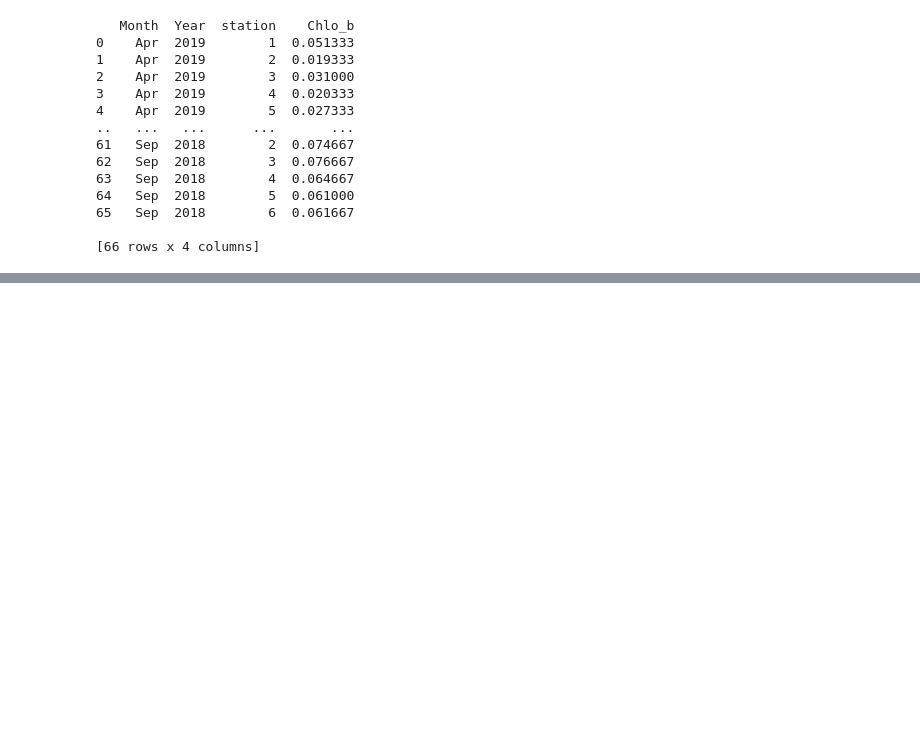
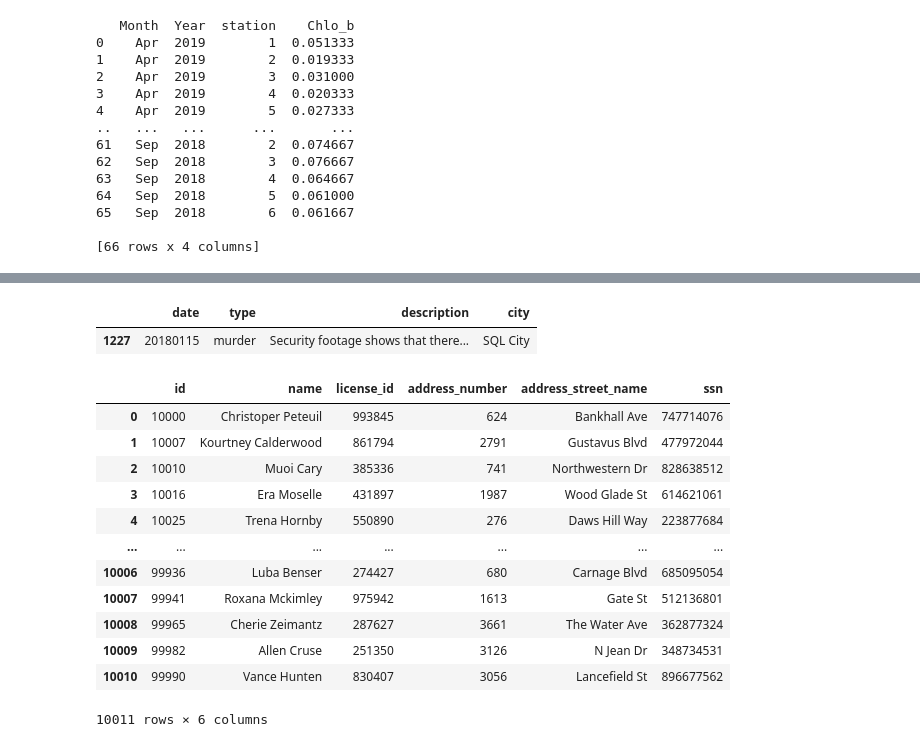
Before and after one commit to Natthaphatz007/Python_dataviz2024, a Jupyter notebook: Midterm.ipynb, the cells around one changed output, grey strips where cells are left out. Saved outputs shown, nothing was run; the diff lists cells and outputs as text; code cells hidden in the pictures; blank space fills up the shorter version.

```diff
--- a/Midterm.ipynb
+++ b/Midterm.ipynb
@@ -138,0 +197,26 @@ print(result)
+# %%
+# prompt: การใช้ DataFrame crime_data: ให้สืบหาฆาตรกร ในคดี ฆาตรกรรม (murder) ที่เกิดขึ้นในวันที่ 15 มกราคม 2018 ที่เมือง SQL City
+
+# โค้ดนี้จะแสดงรายละเอียดของคดีฆาตกรรมที่เกิดขึ้นในวันที่ 15 มกราคม 2018 ที่เมือง SQL City
+murderer = crime_data[(crime_data.date == 20180115) & (crime_data.type == 'murder') & (crime_data.city == 'SQL City')]
+murderer
+# %% [output]
+|  | date | type | description | city |
+| 1227 | 20180115 | murder | Security footage shows that there... | SQL City |
+# %%
+person_data = pd.read_csv(person_path)
+person_data
+# %% [output]
+|  | id | name | license_id | address_number | address_street_name | ssn |
+| 0 | 10000 | Christoper Peteuil | 993845 | 624 | Bankhall Ave | 747714076 |
+| 1 | 10007 | Kourtney Calderwood | 861794 | 2791 | Gustavus Blvd | 477972044 |
+| 2 | 10010 | Muoi Cary | 385336 | 741 | Northwestern Dr | 828638512 |
+| 3 | 10016 | Era Moselle | 431897 | 1987 | Wood Glade St | 614621061 |
+| 4 | 10025 | Trena Hornby | 550890 | 276 | Daws Hill Way | 223877684 |
+| ... | ... | ... | ... | ... | ... | ... |
+| 10006 | 99936 | Luba Benser | 274427 | 680 | Carnage Blvd | 685095054 |
+| 10007 | 99941 | Roxana Mckimley | 975942 | 1613 | Gate St | 512136801 |
+| 10008 | 99965 | Cherie Zeimantz | 287627 | 3661 | The Water Ave | 362877324 |
+| 10009 | 99982 | Allen Cruse | 251350 | 3126 | N Jean Dr | 348734531 |
+| 10010 | 99990 | Vance Hunten | 830407 | 3056 | Lancefield St | 896677562 |
+10011 rows × 6 columns
```
Also changed, not shown: parts of 24 cells of this notebook.
